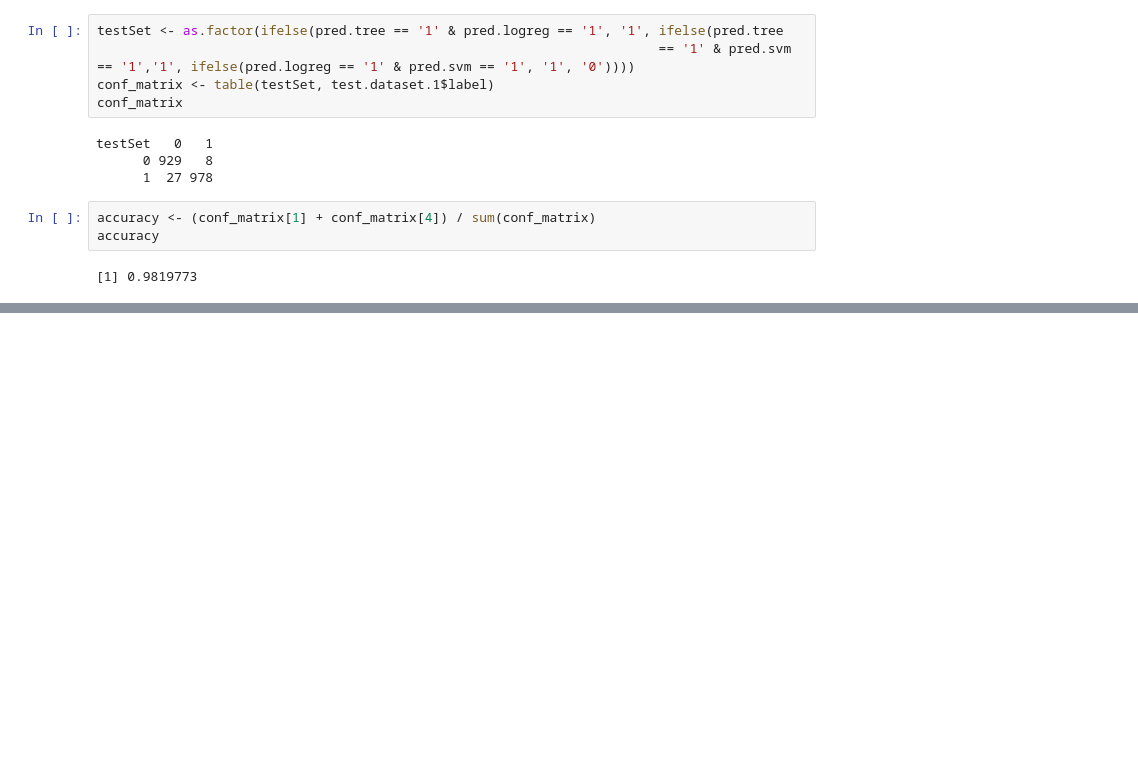
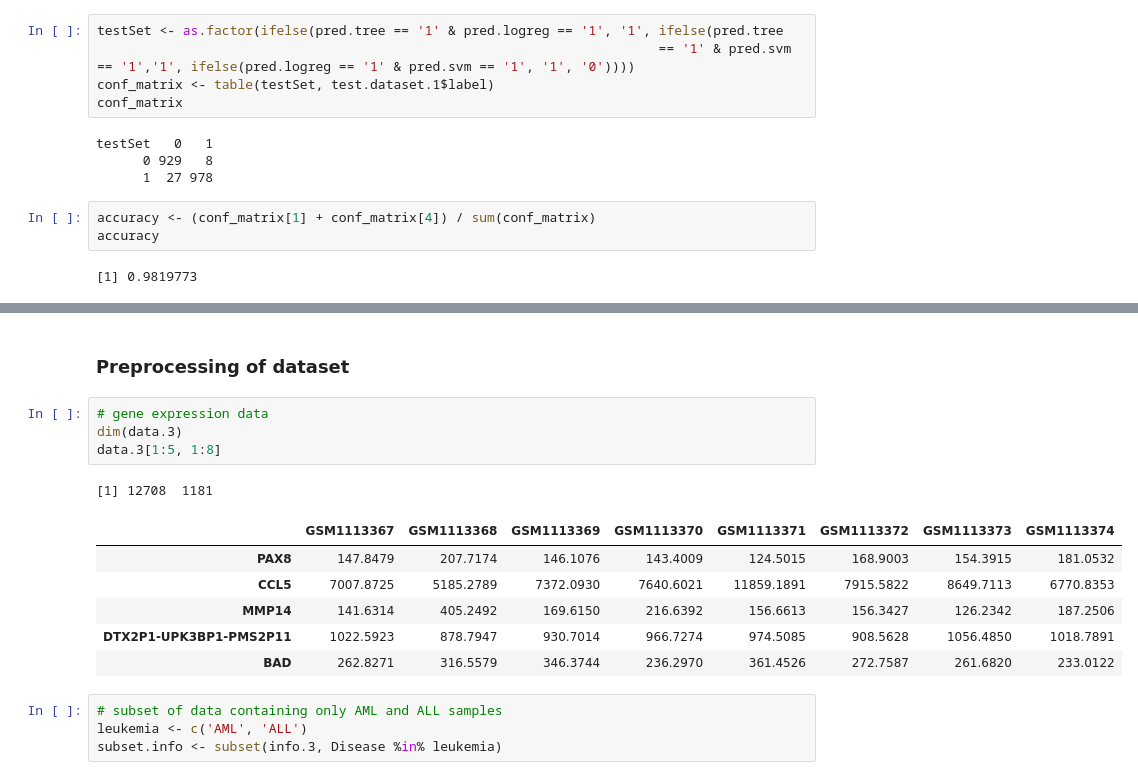
Before and after one commit to nclgbd/geneGPT, a Jupyter notebook: models.ipynb, the cells around one changed output, grey strips where cells are left out. Saved outputs shown, nothing was run; the diff lists cells and outputs as text; blank space fills up the shorter version.

```diff
--- a/models.ipynb
+++ b/models.ipynb
@@ -396,0 +406,18 @@ accuracy
+# %% [markdown]
+### Preprocessing of dataset
+# %%
+# gene expression data
+dim(data.3)
+data.3[1:5, 1:8]
+# %% [output]
+[1] 12708  1181
+|  | GSM1113367 | GSM1113368 | GSM1113369 | GSM1113370 | GSM1113371 | GSM1113372 | GSM1113373 | GSM1113374 |
+| PAX8 | 147.8479 | 207.7174 | 146.1076 | 143.4009 | 124.5015 | 168.9003 | 154.3915 | 181.0532 |
+| CCL5 | 7007.8725 | 5185.2789 | 7372.0930 | 7640.6021 | 11859.1891 | 7915.5822 | 8649.7113 | 6770.8353 |
+| MMP14 | 141.6314 | 405.2492 | 169.6150 | 216.6392 | 156.6613 | 156.3427 | 126.2342 | 187.2506 |
+| DTX2P1-UPK3BP1-PMS2P11 | 1022.5923 | 878.7947 | 930.7014 | 966.7274 | 974.5085 | 908.5628 | 1056.4850 | 1018.7891 |
+| BAD | 262.8271 | 316.5579 | 346.3744 | 236.2970 | 361.4526 | 272.7587 | 261.6820 | 233.0122 |
+# %%
+# subset of data containing only AML and ALL samples
+leukemia <- c('AML', 'ALL')
+subset.info <- subset(info.3, Disease %in% leukemia)
```
Also changed, not shown: parts of 22 cells of this notebook.
